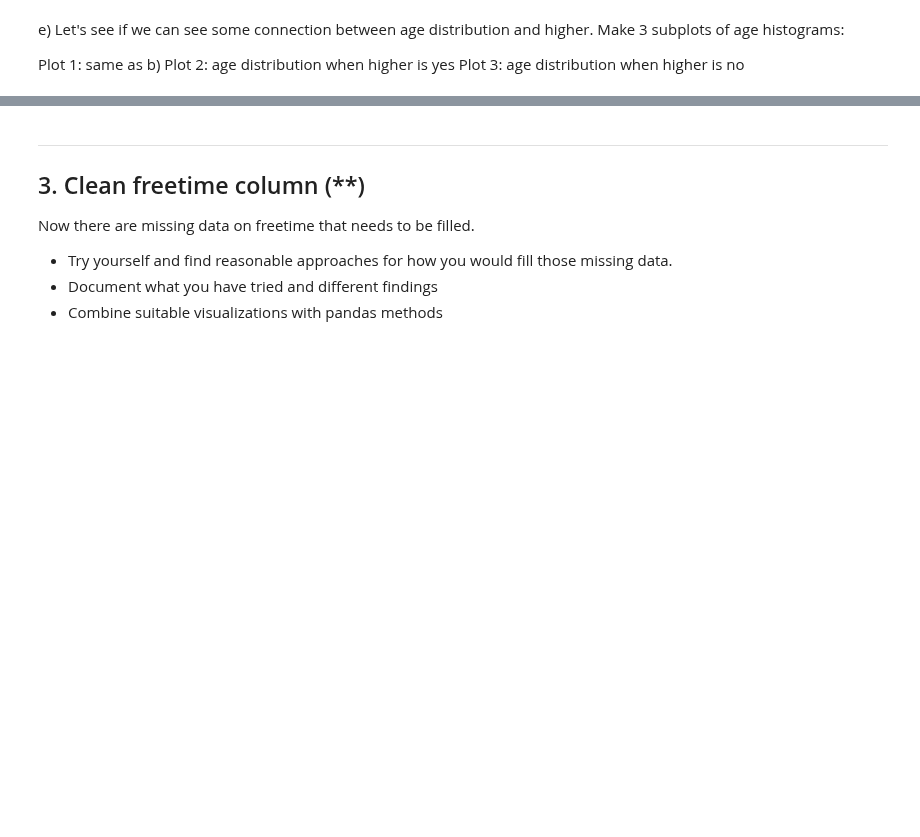
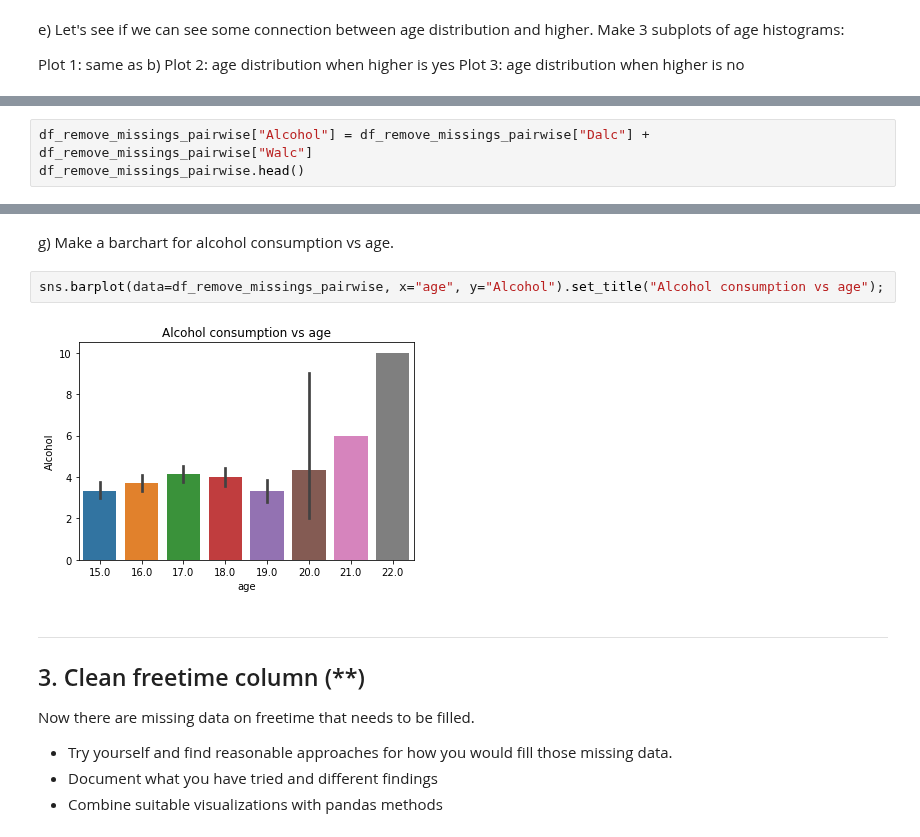
Before and after one commit to yuna-liu/Databehandling-Yuna-Liu, a Jupyter notebook: Exercises/E01_missing_aggregation/E01_missing_aggregation.ipynb, the cells around one changed output, grey strips where cells are left out. Saved outputs shown, nothing was run; the diff lists cells and outputs as text; blank space fills up the shorter version.

```diff
--- a/Exercises/E01_missing_aggregation/E01_missing_aggregation.ipynb
+++ b/Exercises/E01_missing_aggregation/E01_missing_aggregation.ipynb
@@ -423,0 +425,3 @@ ValueError: The following variable cannot be assigned with wide-form data: `hue`
+# %%
+df_remove_missings_pairwise["Alcohol"] = df_remove_missings_pairwise["Dalc"] + df_remove_missings_pairwise["Walc"]
+df_remove_missings_pairwise.head()
@@ -424,3 +436,9 @@ ValueError: The following variable cannot be assigned with wide-form data: `hue`
+# %% [markdown]
+g) Make a barchart for alcohol consumption vs age.
+# %%
+sns.barplot(data=df_remove_missings_pairwise, x="age", y="Alcohol").set_title("Alcohol consumption vs age");
+# %% [output]
+[figure, added]
 # %% [markdown]
 ---
 ## 3. Clean freetime column (**)
```
Also changed, not shown: parts of 5 cells of this notebook, 2 other files.
